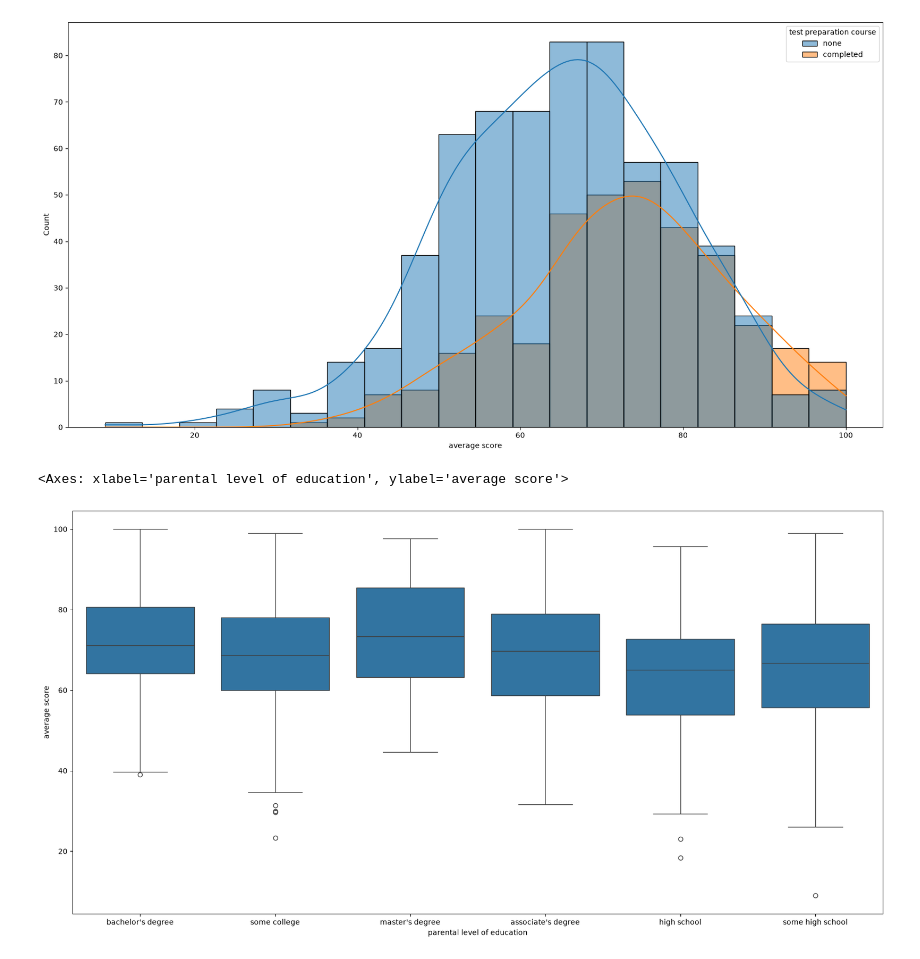
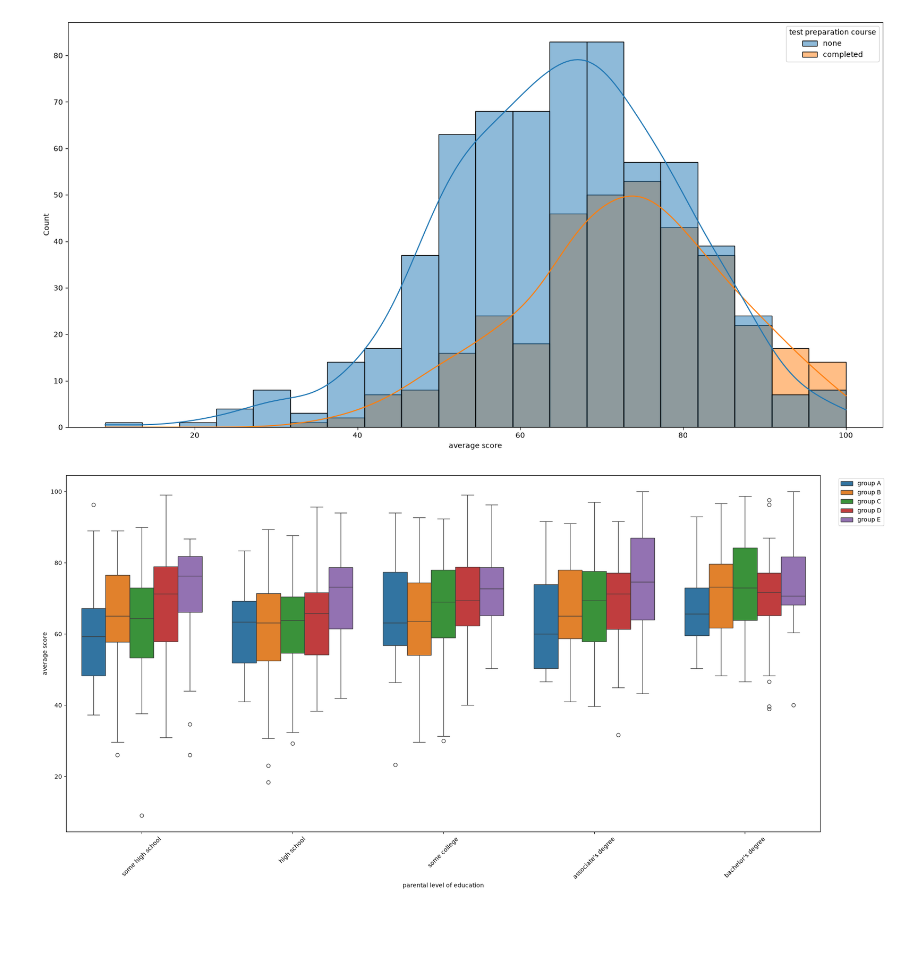
Before and after one commit to pradeepprathibha98-cloud/Data-Analysis-Mini-Projects, a Jupyter notebook: Performance Analysis.ipynb, the cells around one changed output. Cells and saved outputs as stored; diff of their text form; code cells hidden in the pictures; blank space fills up the shorter version.

Commit message:
Performed Data visualization using seaborn

```diff
--- a/Performance Analysis.ipynb
+++ b/Performance Analysis.ipynb
@@ -163,7 +163,9 @@ sns.histplot(data = df2, x = 'average score', hue = 'test preparation course', k
 <Axes: xlabel='average score', ylabel='Count'>
 [figure]
 # %%
-sns.boxplot(data = df2, x = 'parental level of education', y = 'average score')
+sns.boxplot(data = df2, x = 'parental level of education', y = 'average score', hue = 'race/ethnicity',order = ['some high school', 'high school', 'some college', 'associate\'s degree', 'bachelor\'s degree', 'master\'s degree'], hue_order = ['group A', 'group B', 'group C', 'group D', 'group E'])
+plt.xticks(rotation = 45)
+plt.legend(bbox_to_anchor = (1.02, 1), loc = 'upper left')
+plt.tight_layout()
 # %% [output]
-<Axes: xlabel='parental level of education', ylabel='average score'>
-[figure, old version]
+[figure, new version]
```
